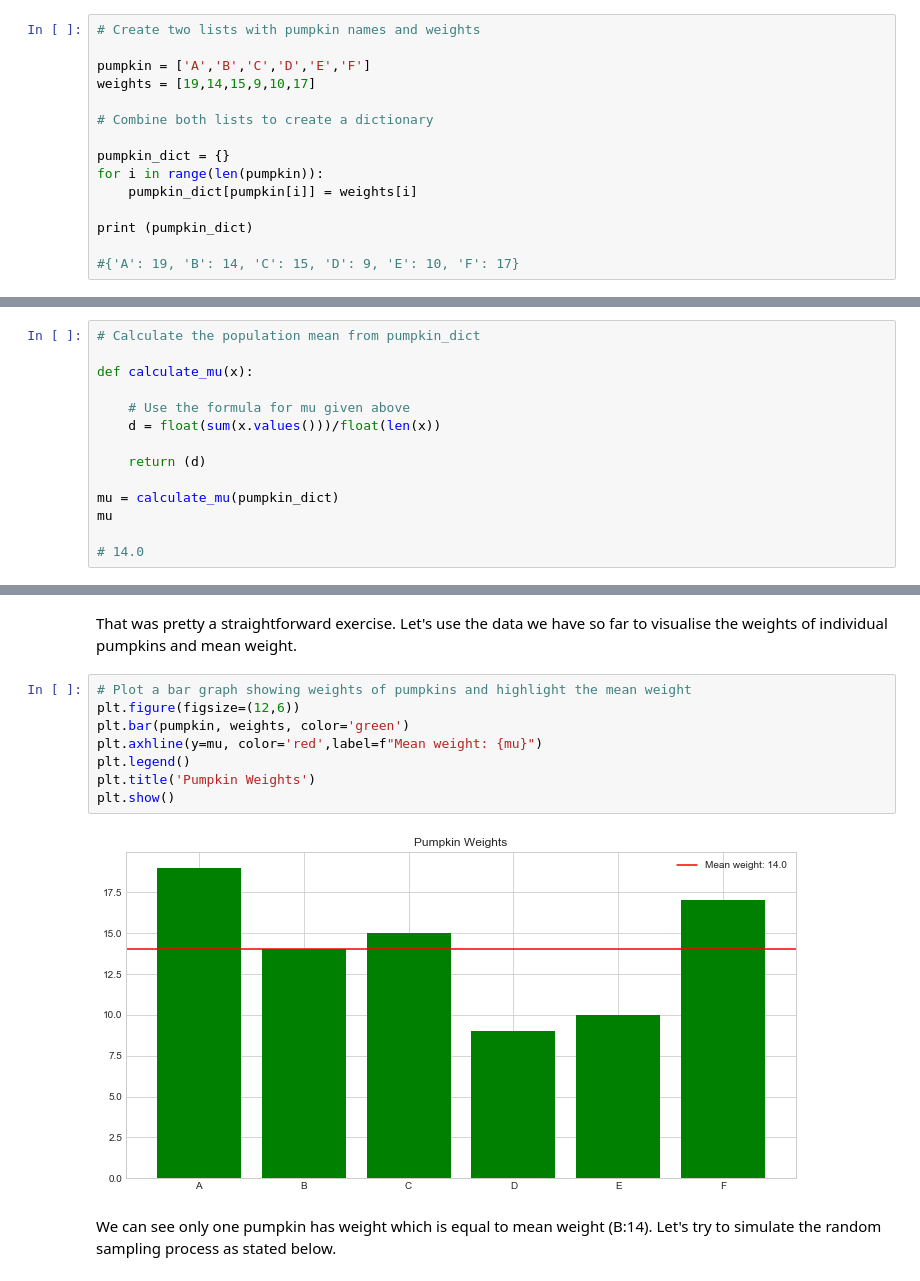
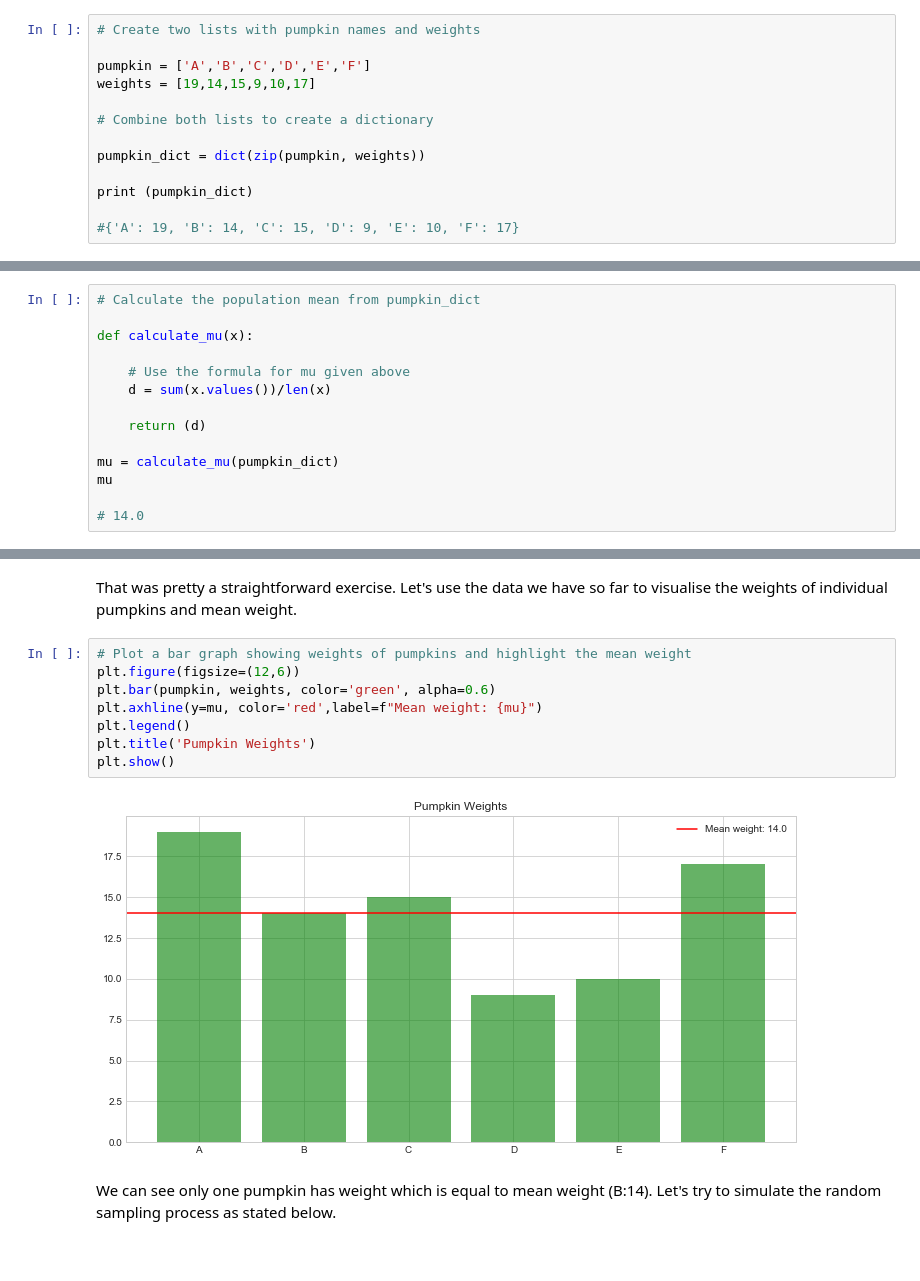
Before and after one commit to FoamoftheSea/dsc-sampling-statistics-lab-online-ds-sp-000, a Jupyter notebook: index.ipynb, the cells around one changed output, grey strips where cells are left out. Drawn from its saved outputs; the diff is of its cells as text.

```diff
--- a/index.ipynb
+++ b/index.ipynb
@@ -56,9 +56,7 @@ weights = [19,14,15,9,10,17]
 
 # Combine both lists to create a dictionary
 
-pumpkin_dict = {}
-for i in range(len(pumpkin)):
-    pumpkin_dict[pumpkin[i]] = weights[i]
+pumpkin_dict = dict(zip(pumpkin, weights))
 
 print (pumpkin_dict)
 
@@ -73,7 +71,7 @@ Now lets try to calculate the mean of the pumpkin population and also visualise
 def calculate_mu(x):
 
     # Use the formula for mu given above
-    d = float(sum(x.values()))/float(len(x))
+    d = sum(x.values())/len(x)
 
     return (d)
 
@@ -88,13 +86,13 @@ That was pretty a straightforward exercise. Let's use the data we have so far to
 # %%
 # Plot a bar graph showing weights of pumpkins and highlight the mean weight
 plt.figure(figsize=(12,6))
-plt.bar(pumpkin, weights, color='green')
+plt.bar(pumpkin, weights, color='green', alpha=0.6)
 plt.axhline(y=mu, color='red',label=f"Mean weight: {mu}")
 plt.legend()
 plt.title('Pumpkin Weights')
 plt.show()
 # %% [output]
-[figure, old version]
+[figure, new version]
 # %% [markdown]
 We can see only one pumpkin has weight which is equal to mean weight (B:14). Let's try to simulate the random sampling process as stated below.
 # %% [markdown]
```
Also changed, not shown: parts of 7 cells of this notebook.
